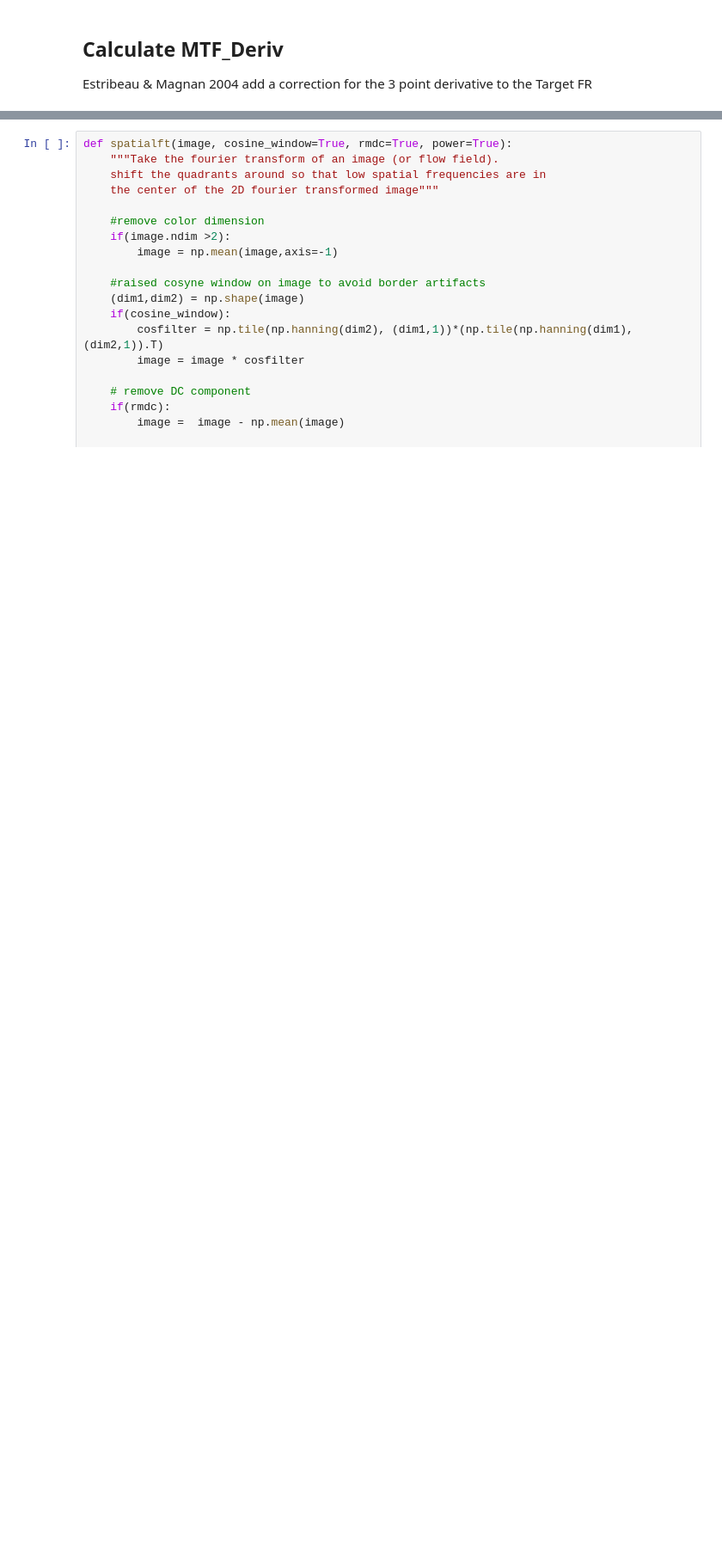
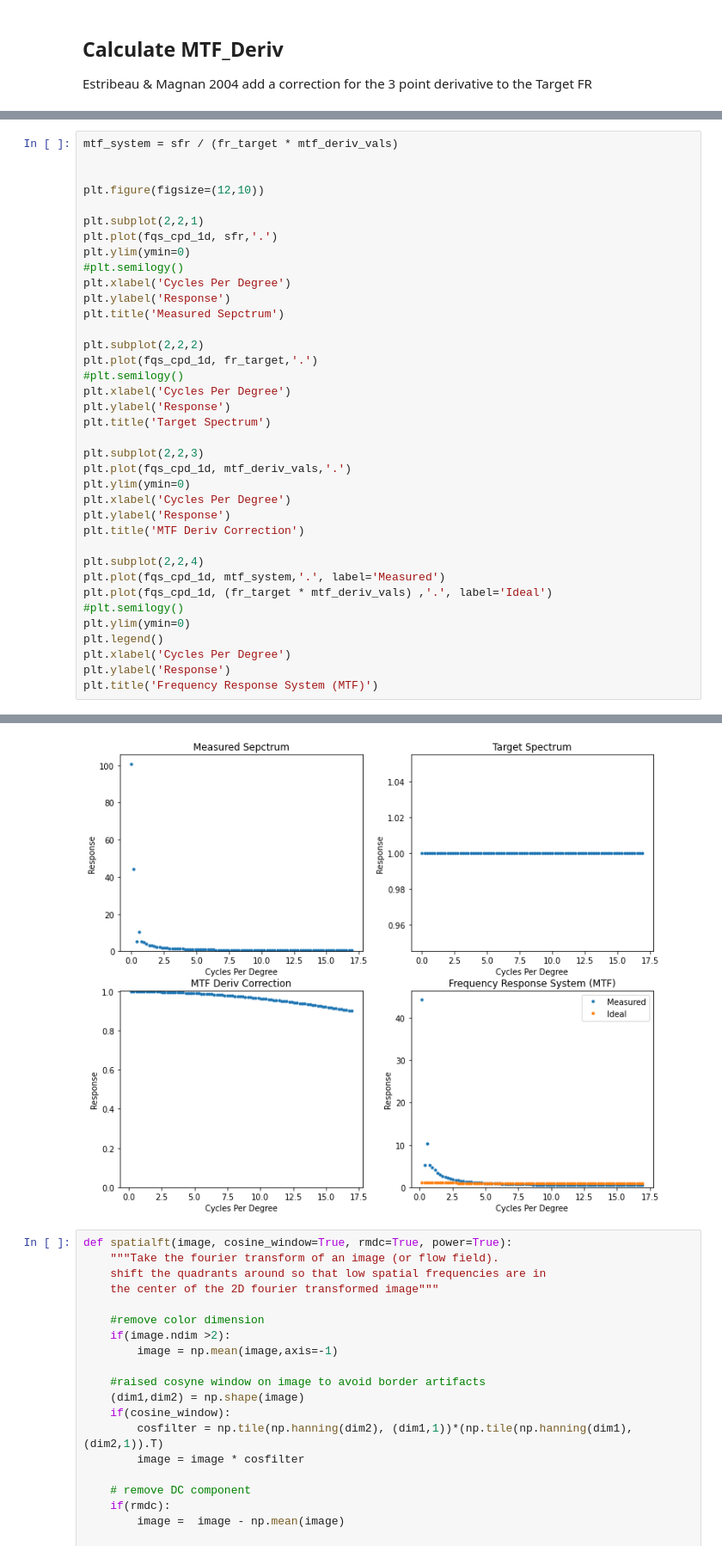
Before and after one commit to vdutell/st-bravo_analysis, a Jupyter notebook: 0b. Calibration_MTF_SlantEdge.ipynb, the cells around one changed output, grey strips where cells are left out. Shown at 86% size. Cells and saved outputs as stored; diff of their text form; blank space fills up the shorter version.

```diff
--- a/0b. Calibration_MTF_SlantEdge.ipynb
+++ b/0b. Calibration_MTF_SlantEdge.ipynb
@@ -403,0 +394,38 @@ Text(0.5, 1.0, 'Ideal Point Spread Function (Target)')
+# %%
+mtf_system = sfr / (fr_target * mtf_deriv_vals)
+
+
+plt.figure(figsize=(12,10))
+
+plt.subplot(2,2,1)
+plt.plot(fqs_cpd_1d, sfr,'.')
+plt.ylim(ymin=0)
+#plt.semilogy()
+plt.xlabel('Cycles Per Degree')
+plt.ylabel('Response')
+plt.title('Measured Sepctrum')
+
+plt.subplot(2,2,2)
+plt.plot(fqs_cpd_1d, fr_target,'.')
+#plt.semilogy()
+plt.xlabel('Cycles Per Degree')
+plt.ylabel('Response')
+plt.title('Target Spectrum')
+
+plt.subplot(2,2,3)
+plt.plot(fqs_cpd_1d, mtf_deriv_vals,'.')
+plt.ylim(ymin=0)
+plt.xlabel('Cycles Per Degree')
+plt.ylabel('Response')
+plt.title('MTF Deriv Correction')
+
+plt.subplot(2,2,4)
+plt.plot(fqs_cpd_1d, mtf_system,'.', label='Measured')
+plt.plot(fqs_cpd_1d, (fr_target * mtf_deriv_vals) ,'.', label='Ideal')
+#plt.semilogy()
+plt.ylim(ymin=0)
+plt.legend()
+plt.xlabel('Cycles Per Degree')
+plt.ylabel('Response')
+plt.title('Frequency Response System (MTF)')
+# %% [output]
@@ -404,3 +433,4 @@ Text(0.5, 1.0, 'Ideal Point Spread Function (Target)')
+[figure, added]
 # %%
 def spatialft(image, cosine_window=True, rmdc=True, power=True):
     """Take the fourier transform of an image (or flow field).
```
Also changed, not shown: parts of 12 cells of this notebook, 12 other files.
